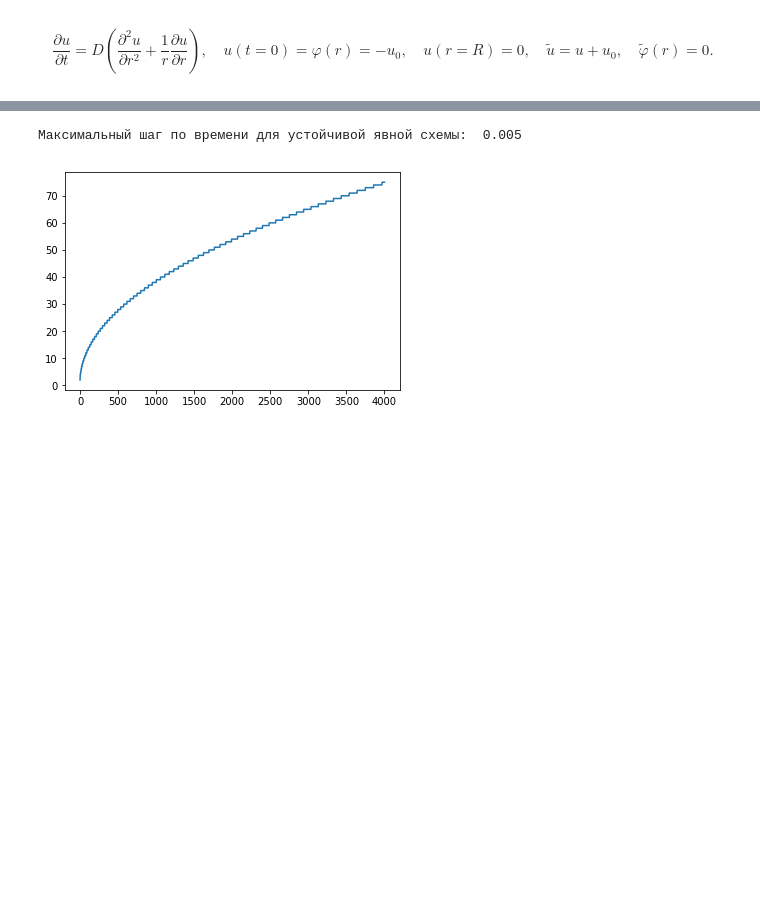
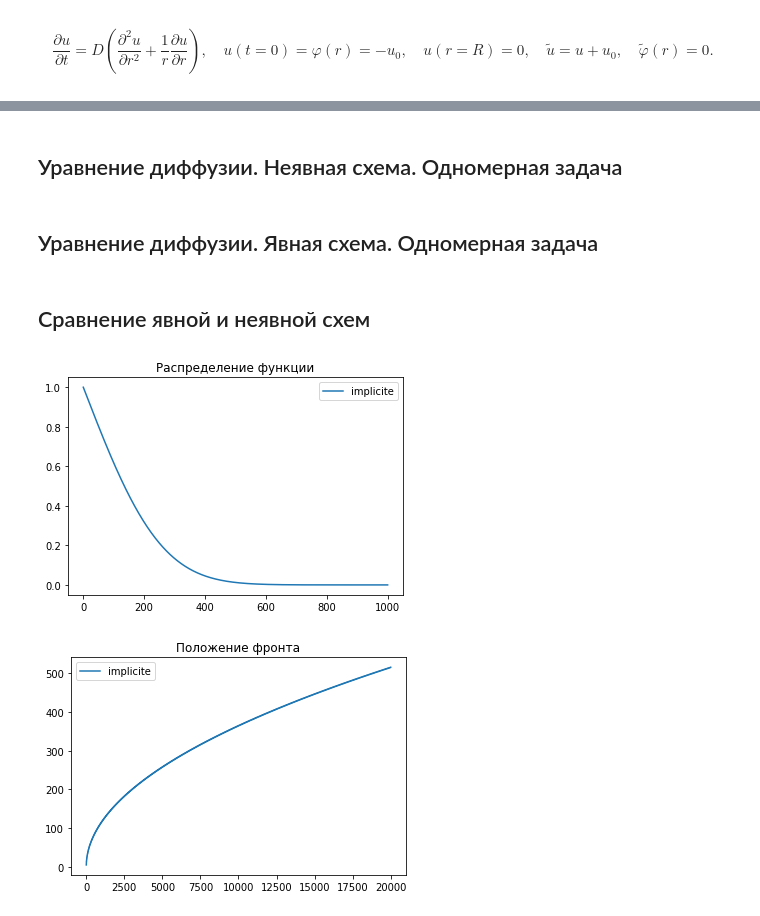
Before and after one commit to konstgav/image-drop, a Jupyter notebook: cylinder-diffusion.ipynb, the cells around one changed output, grey strips where cells are left out. Drawn from its saved outputs; the diff is of its cells as text; code cells hidden in the pictures; blank space fills up the shorter version.

```diff
--- a/cylinder-diffusion.ipynb
+++ b/cylinder-diffusion.ipynb
@@ -79,9 +114,10 @@ plt.show()
 # %%
 def FindValue(u):
     res = 0
-    for i in range(Nr):
-        if u[i]<0.01*u0:
+    for i in range(u.size):
+        if u[i]<0.01*u[0]:
             res = i
             break
-    #print(res)
     return res
+# %% [markdown]
+## Уравнение диффузии. Неявная схема. Одномерная задача
@@ -88,22 +154,45 @@ def FindValue(u):
+# %% [markdown]
+## Уравнение диффузии. Явная схема. Одномерная задача
 # %%
-Nr = 1000
-h = Rmax/Nr
-u = np.zeros(Nr,float)
-unew = np.zeros(Nr,float)
-u[0] = u0
-unew[0] = u0
-tau = 0.001
-print('Максимальный шаг по времени для устойчивой явной схемы: ', 0.5*h**2/D)
-Nt = 4000
-front = np.empty(Nt, int)
-for t in range(Nt):
-    for i in range(1,Nr-1):
-        unew[i] = u[i] + tau*D/h**2*(u[i+1]-2*u[i]+u[i-1]+0.5*(u[i+1]-u[i-1])/(100+i)) #
-    u=unew
-    front[t]=FindValue(u)
-
-plt.plot(front)
-plt.show()
+def ExpliciteSchema():
+    u = np.copy(uzero)
+    unew = np.empty(N+1,float)
+    unew[0] = uzero[0]
+    unew[N] = uzero[N]
+    print('Максимальный шаг по времени для устойчивой явной схемы: ', 0.5*h**2/D, ', фактический шаг: ', tau)
+    frac = tau*D/h**2
+    front = np.empty(Ntimesteps, int)
+    for t in range(Ntimesteps):
+        for i in range(1,N):
+            unew[i] = u[i] + frac*(u[i+1]-2*u[i]+u[i-1]) #0.5*(u[i+1]-u[i-1])/(100+i)
+        u = unew
+        front[t] = FindValue(u)
+    return u, front
-# %% [output]
-Максимальный шаг по времени для устойчивой явной схемы:  0.005
-[figure, removed]
+# %% [markdown]
+## Сравнение явной и неявной схем
+# %%
+N = 100
+Ntimesteps = 20000
+D = 0.01
+tau = 0.01
+L = 10.
+h = L/N
+u0 = 1.
+uzero = np.zeros(N+1,float)
+uzero[0] = u0
+
+uImplicite, frontImplicite = ImpliciteSchema()
+#uExplicite, frontExplicite = ExpliciteSchema()
+plt.plot(uImplicite, label = 'implicite')
+#plt.plot(uExplicite, label = 'explicite')
+plt.legend()
+plt.title('Распределение функции')
+plt.show()
+plt.plot(frontImplicite, label = 'implicite')
+#plt.plot(frontExplicite, label = 'explicite')
+plt.title('Положение фронта')
+plt.legend()
+plt.show()
+# %% [output]
+[figure, added]
+[figure, added]
```
Also changed, not shown: parts of 19 cells of this notebook.
